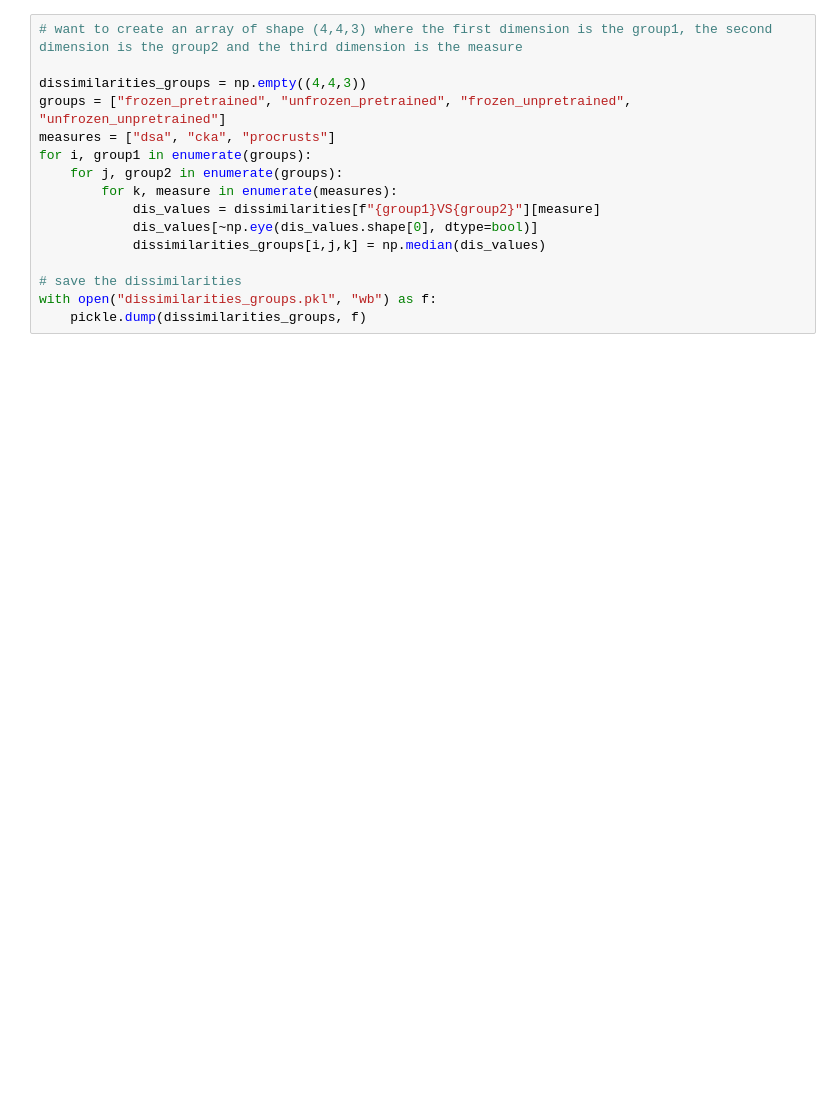
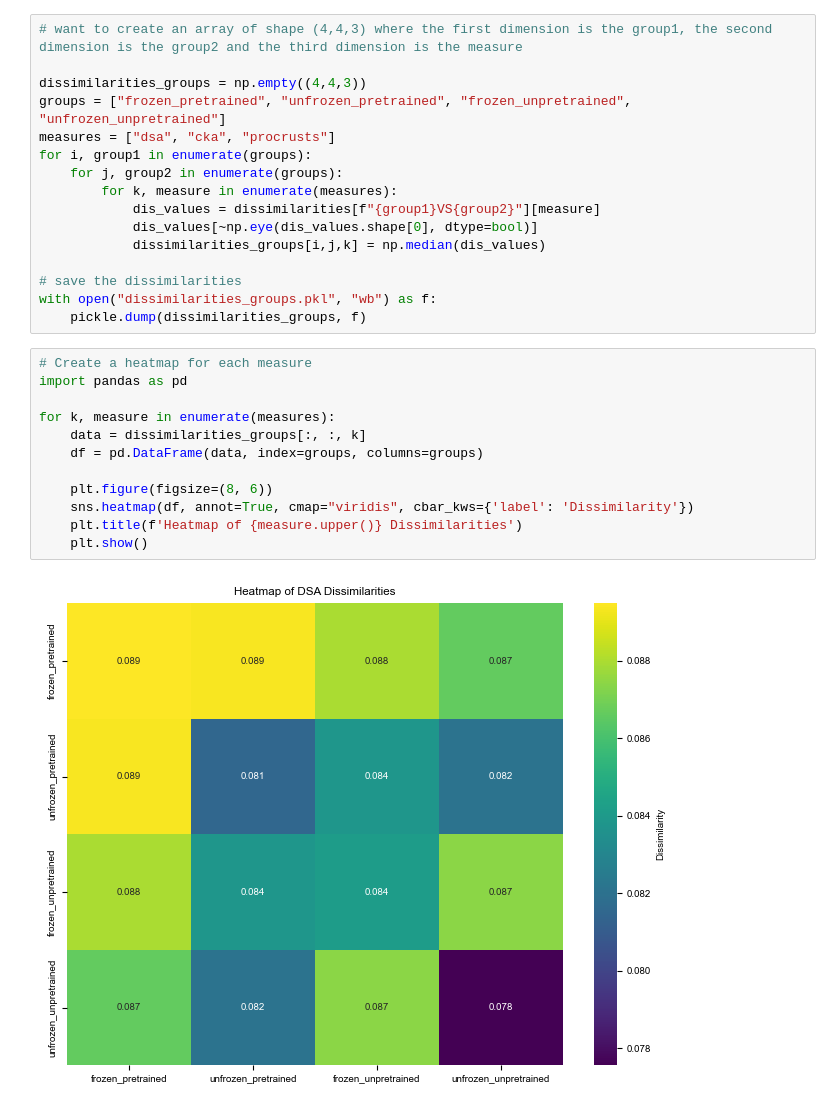
Before and after one commit to qglht/RepAL, a Jupyter notebook: notebooks/analysis_rnn.ipynb, the cells around one changed output. Saved outputs shown, nothing was run; the diff lists cells and outputs as text; blank space fills up the shorter version.

Commit message:
dissimilarities

```diff
--- a/notebooks/analysis_rnn.ipynb
+++ b/notebooks/analysis_rnn.ipynb
@@ -279,3 +299,17 @@ for i, group1 in enumerate(groups):
 # save the dissimilarities
 with open("dissimilarities_groups.pkl", "wb") as f:
     pickle.dump(dissimilarities_groups, f)
+# %%
+# Create a heatmap for each measure
+import pandas as pd
+
+for k, measure in enumerate(measures):
+    data = dissimilarities_groups[:, :, k]
+    df = pd.DataFrame(data, index=groups, columns=groups)
+
+    plt.figure(figsize=(8, 6))
+    sns.heatmap(df, annot=True, cmap="viridis", cbar_kws={'label': 'Dissimilarity'})
+    plt.title(f'Heatmap of {measure.upper()} Dissimilarities')
+    plt.show()
+# %% [output]
+[figure, added]
```
Also changed, not shown: parts of 11 cells of this notebook, 1 other file.
